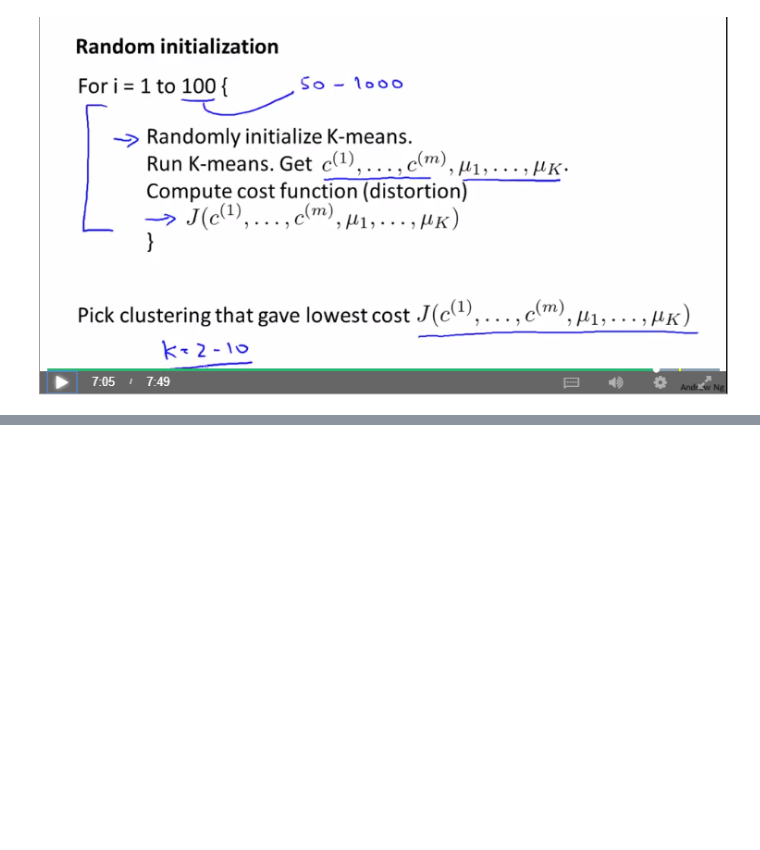
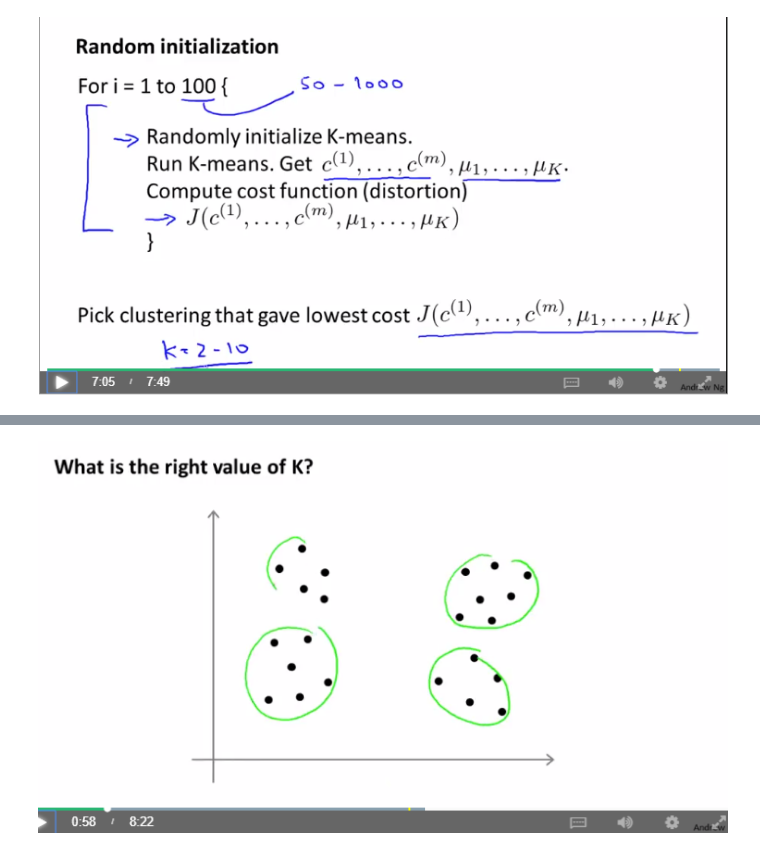
Before and after one commit to louloret/Andrew-NG-Machine-Learning, a Jupyter notebook: Week8_Unsupervised_Learning-checkpoint.ipynb, the cells around one changed output, grey strips where cells are left out. Drawn from its saved outputs; the diff is of its cells as text; code cells hidden in the pictures; blank space fills up the shorter version.

```diff
--- a/Week8_Unsupervised_Learning-checkpoint.ipynb
+++ b/Week8_Unsupervised_Learning-checkpoint.ipynb
@@ -180,0 +188,4 @@ Image(filename =  path + "multi_rounds.png")
+# %%
+Image(filename =  path + "clusters.png")
+# %% [output]
+[figure, added]
```
Also changed, not shown: parts of 11 cells of this notebook.
